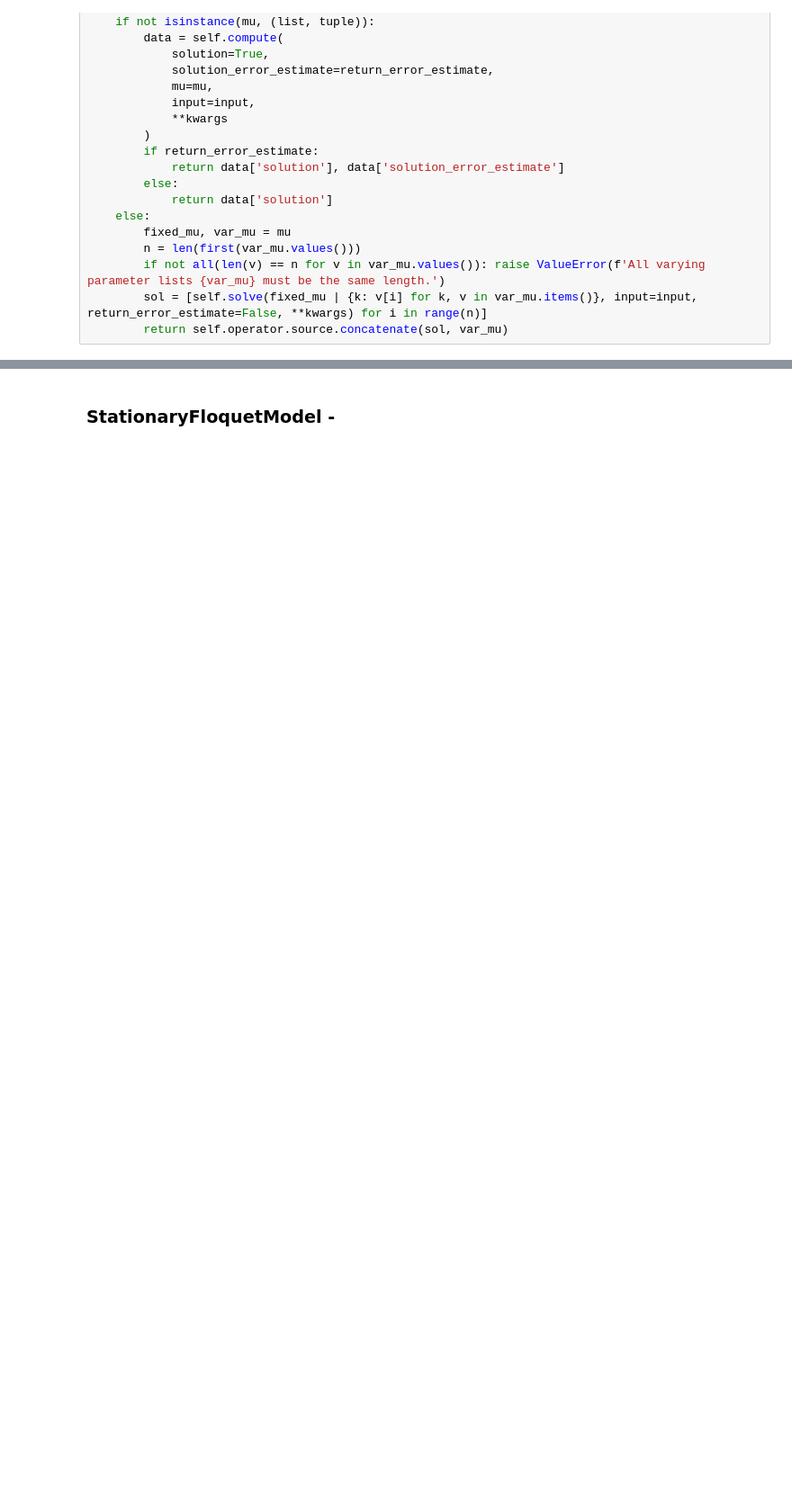
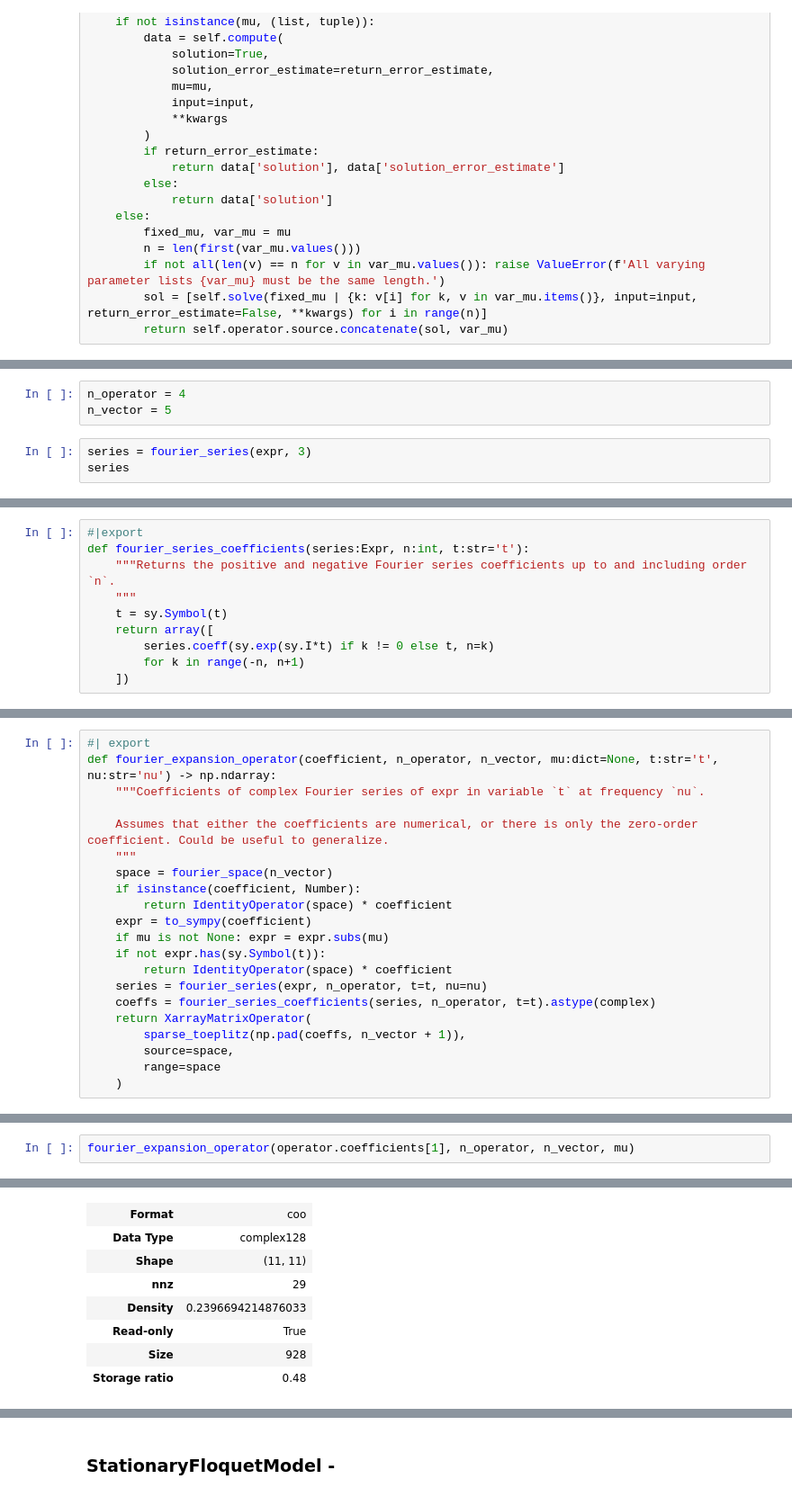
Before and after one commit to simonkeys/pylgs, a Jupyter notebook: nbs/api/pymor/models.ipynb, the cells around one changed output, grey strips where cells are left out. Shown at 90% size. Cells and saved outputs as stored; diff of their text form; blank space fills up the shorter version.

```diff
--- a/nbs/api/pymor/models.ipynb
+++ b/nbs/api/pymor/models.ipynb
@@ -114,0 +352,6 @@ class InstationaryModel(InstationaryModel):
+# %%
+n_operator = 4
+n_vector = 5
+# %%
+series = fourier_series(expr, 3)
+series
@@ -114,0 +360,10 @@ class InstationaryModel(InstationaryModel):
+# %%
+#|export
+def fourier_series_coefficients(series:Expr, n:int, t:str='t'):
+    """Returns the positive and negative Fourier series coefficients up to and including order `n`.
+    """
+    t = sy.Symbol(t)
+    return array([
+        series.coeff(sy.exp(sy.I*t) if k != 0 else t, n=k)
+        for k in range(-n, n+1)
+    ])
@@ -114,0 +376,21 @@ class InstationaryModel(InstationaryModel):
+# %%
+#| export
+def fourier_expansion_operator(coefficient, n_operator, n_vector, mu:dict=None, t:str='t', nu:str='nu') -> np.ndarray:
+    """Coefficients of complex Fourier series of expr in variable `t` at frequency `nu`.
+
+    Assumes that either the coefficients are numerical, or there is only the zero-order coefficient. Could be useful to generalize.
+    """
+    space = fourier_space(n_vector)
+    if isinstance(coefficient, Number):
+        return IdentityOperator(space) * coefficient
+    expr = to_sympy(coefficient)
+    if mu is not None: expr = expr.subs(mu)
+    if not expr.has(sy.Symbol(t)):
+        return IdentityOperator(space) * coefficient
+    series = fourier_series(expr, n_operator, t=t, nu=nu)
+    coeffs = fourier_series_coefficients(series, n_operator, t=t).astype(complex)
+    return XarrayMatrixOperator(
+        sparse_toeplitz(np.pad(coeffs, n_vector + 1)),
+        source=space,
+        range=space
+    )
@@ -114,0 +404,3 @@ class InstationaryModel(InstationaryModel):
+# %%
+fourier_expansion_operator(operator.coefficients[1], n_operator, n_vector, mu)
+# %% [output]
@@ -114,0 +415,8 @@ class InstationaryModel(InstationaryModel):
+| Format | coo |
+| Data Type | complex128 |
+| Shape | (11, 11) |
+| nnz | 29 |
+| Density | 0.2396694214876033 |
+| Read-only | True |
+| Size | 928 |
+| Storage ratio | 0.48 |
```
Also changed, not shown: parts of 110 cells of this notebook, 1 other file.
